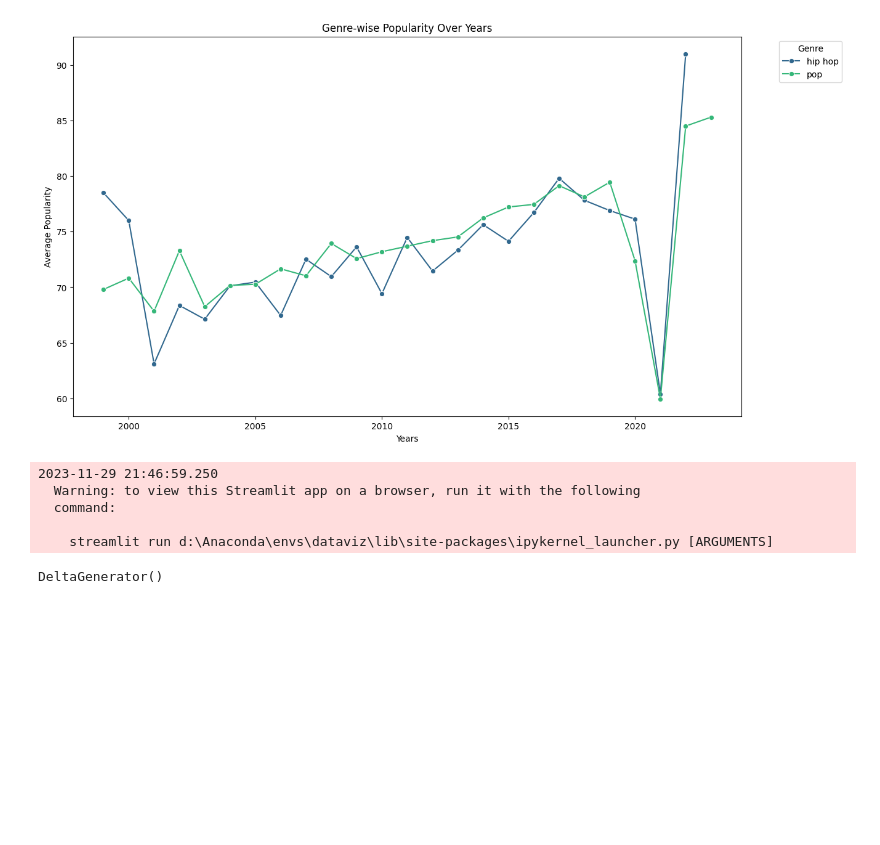
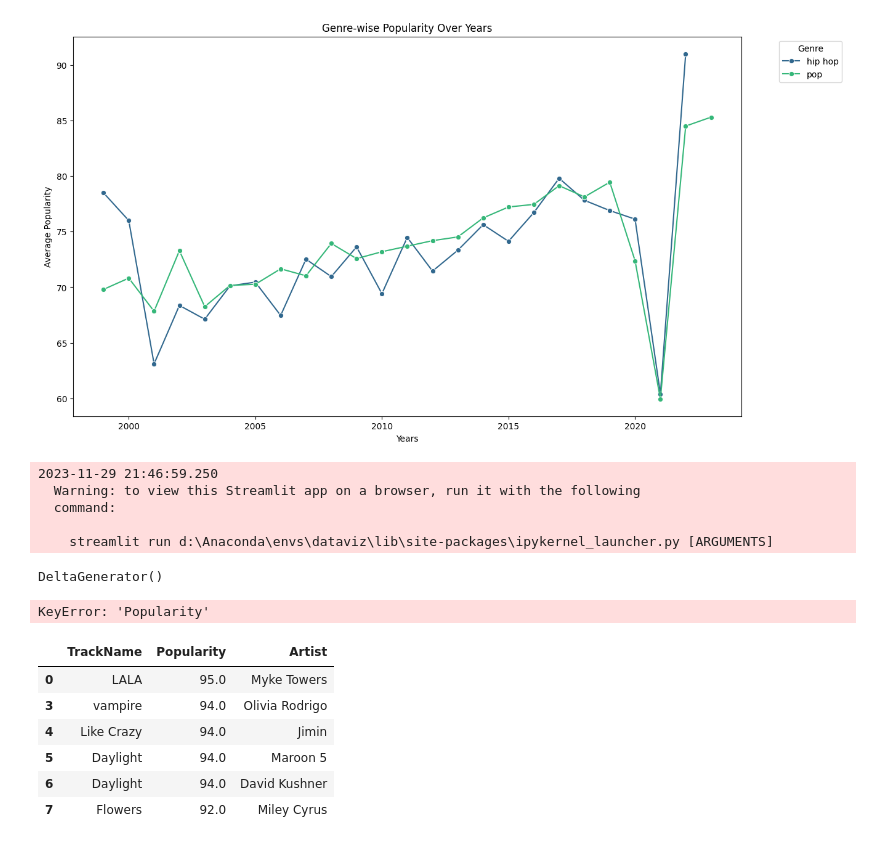
Before and after one commit to aniruddhochat/Spotify-DataViz, a Jupyter notebook: SpotifyData.ipynb, the cells around one changed output. Cells and saved outputs as stored; diff of their text form; code cells hidden in the pictures; blank space fills up the shorter version.

```diff
--- a/SpotifyData.ipynb
+++ b/SpotifyData.ipynb
@@ -190,3 +177,23 @@ st.plotly_chart(fig)
 
     streamlit run d:\Anaconda\envs\dataviz\lib\site-packages\ipykernel_launcher.py [ARGUMENTS]
 DeltaGenerator()
+# %%
+yeardf = df[df['Year'] == 2023]
+#rtist_popularity = yeardf.groupby('Artist')['Popularity'].mean().sort_values(ascending=False)
+artist_popularity = yeardf.groupby(['TrackName']).agg({'Popularity': 'mean'}).sort_values(by='Popularity',ascending=False).reset_index()
+# %%
+artist_popularity = artist_popularity[:5]
+artist_popularity = pd.merge(artist_popularity, df[['TrackName','Popularity', 'Artist']], on=['TrackName','Popularity'], how='left')
+artist_popularity = artist_popularity.drop_duplicates(subset=['TrackName', 'Popularity', 'Artist'])
+# %% [output]
+KeyError: 'Popularity'
+# %%
+artist_popularity
+# %% [output]
+|  | TrackName | Popularity | Artist |
+| 0 | LALA | 95.0 | Myke Towers |
+| 3 | vampire | 94.0 | Olivia Rodrigo |
+| 4 | Like Crazy | 94.0 | Jimin |
+| 5 | Daylight | 94.0 | Maroon 5 |
+| 6 | Daylight | 94.0 | David Kushner |
+| 7 | Flowers | 92.0 | Miley Cyrus |
```
Also changed, not shown: parts of 4 cells of this notebook, 1 other file.
